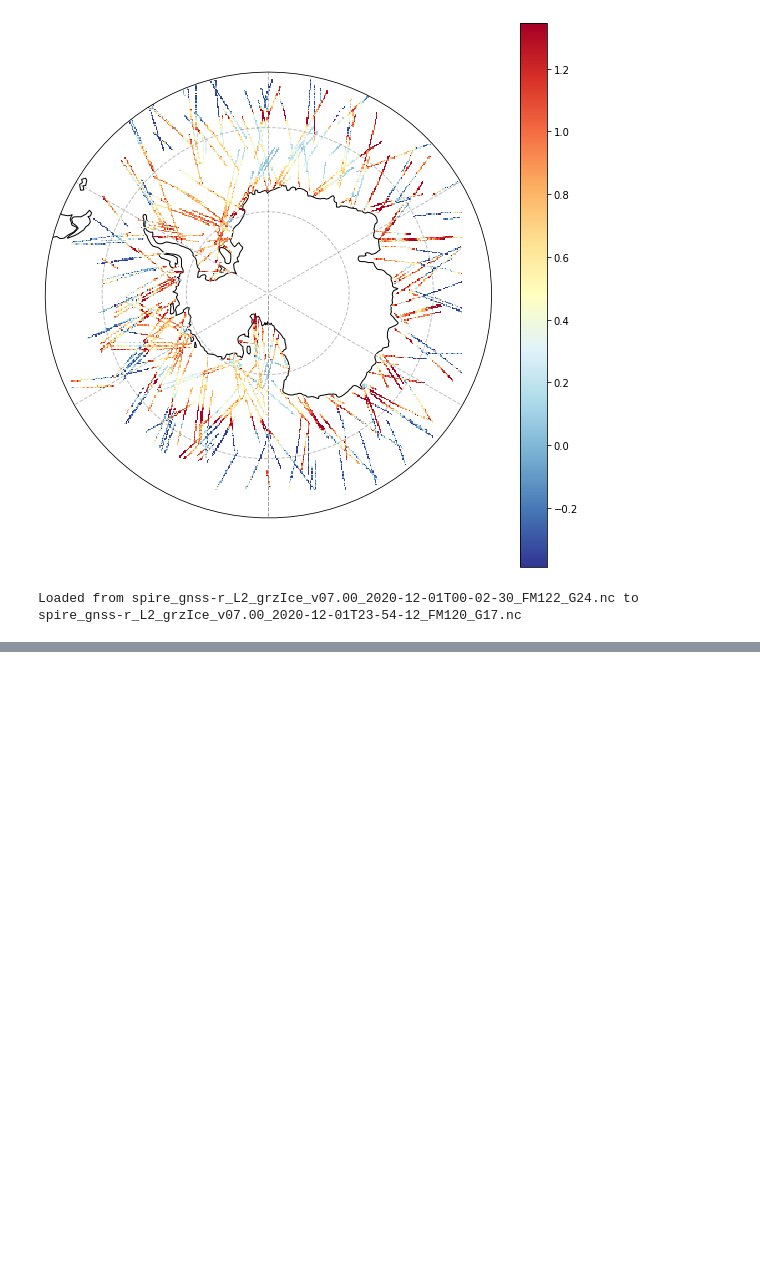
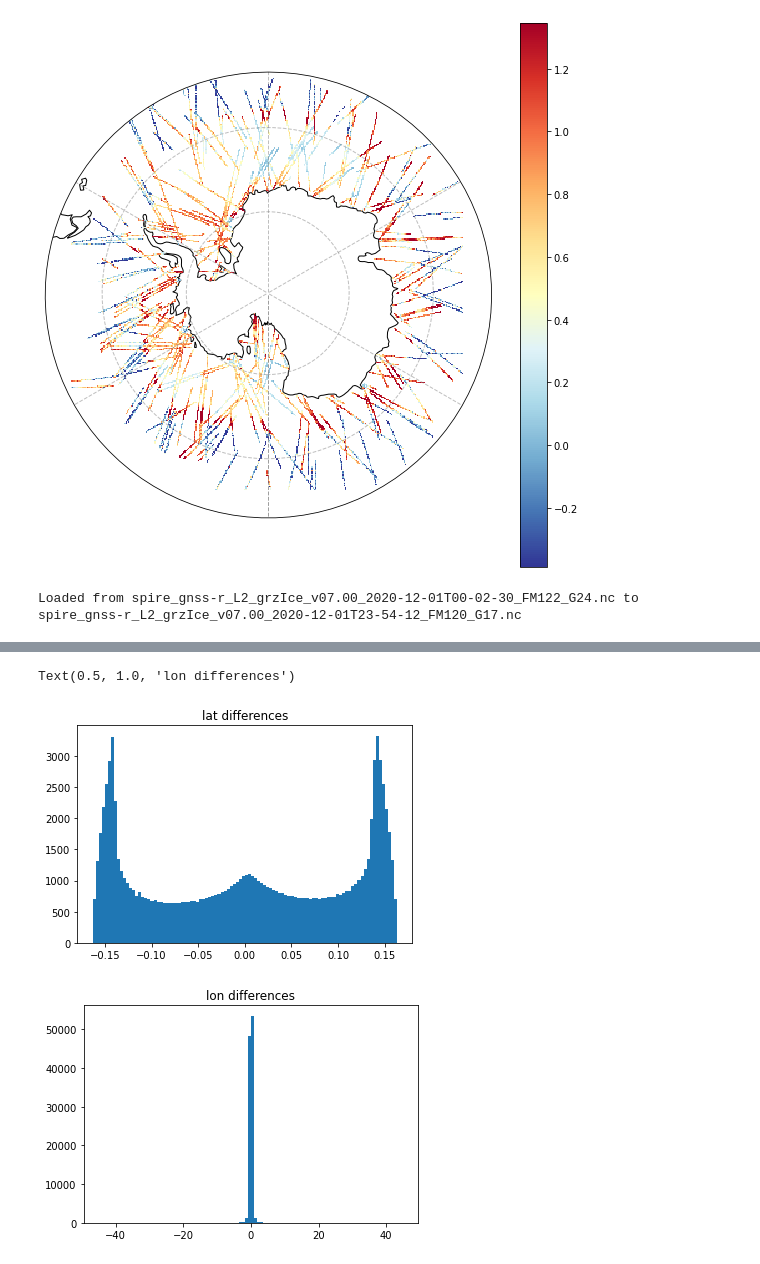
Before and after one commit to SteefanContractor/spacebridge, a Jupyter notebook: exploratory/spire_data/load_in_plot_demo.ipynb, the cells around one changed output, grey strips where cells are left out. Saved outputs shown, nothing was run; the diff lists cells and outputs as text; code cells hidden in the pictures; blank space fills up the shorter version.

```diff
--- a/exploratory/spire_data/load_in_plot_demo.ipynb
+++ b/exploratory/spire_data/load_in_plot_demo.ipynb
@@ -33,0 +67,16 @@ Loaded from spire_gnss-r_L2_grzIce_v07.00_2020-12-01T00-02-30_FM122_G24.nc to sp
+# %%
+# histograms of the differences int he lat and lon grids
+diff_lat = np.rot90(MIZ_lat) - lat_grid
+plt.figure()
+plt.hist(diff_lat.flatten(), bins=100)
+plt.title('lat differences')
+
+
+diff_lon = np.rot90(MIZ_lon) - lon_grid
+plt.figure()
+plt.hist(diff_lon.flatten(), bins=100)
+plt.title('lon differences')
+# %% [output]
+Text(0.5, 1.0, 'lon differences')
+[figure, added]
+[figure, added]
```
Also changed, not shown: parts of 9 cells of this notebook, 1 other file.
